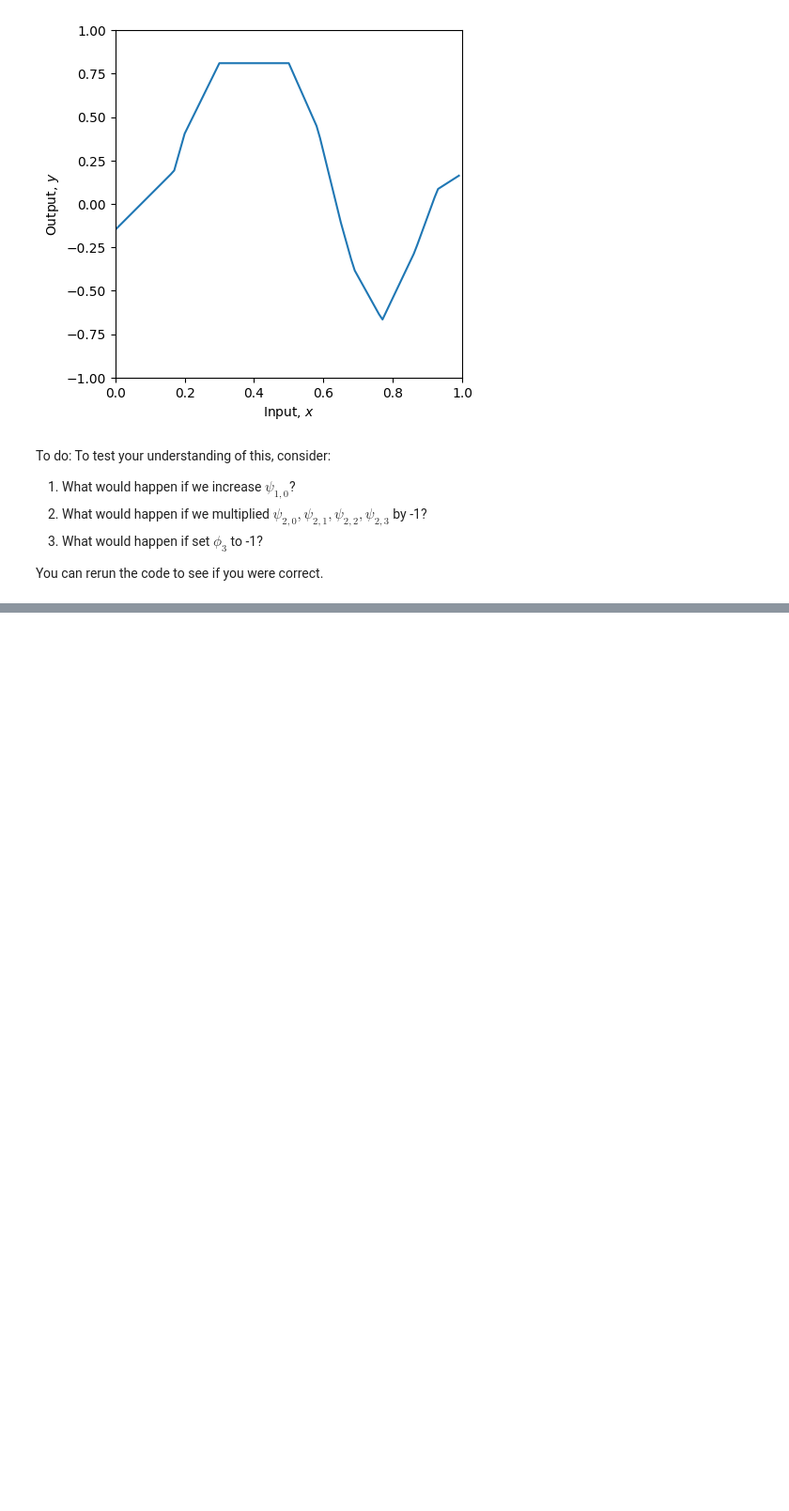
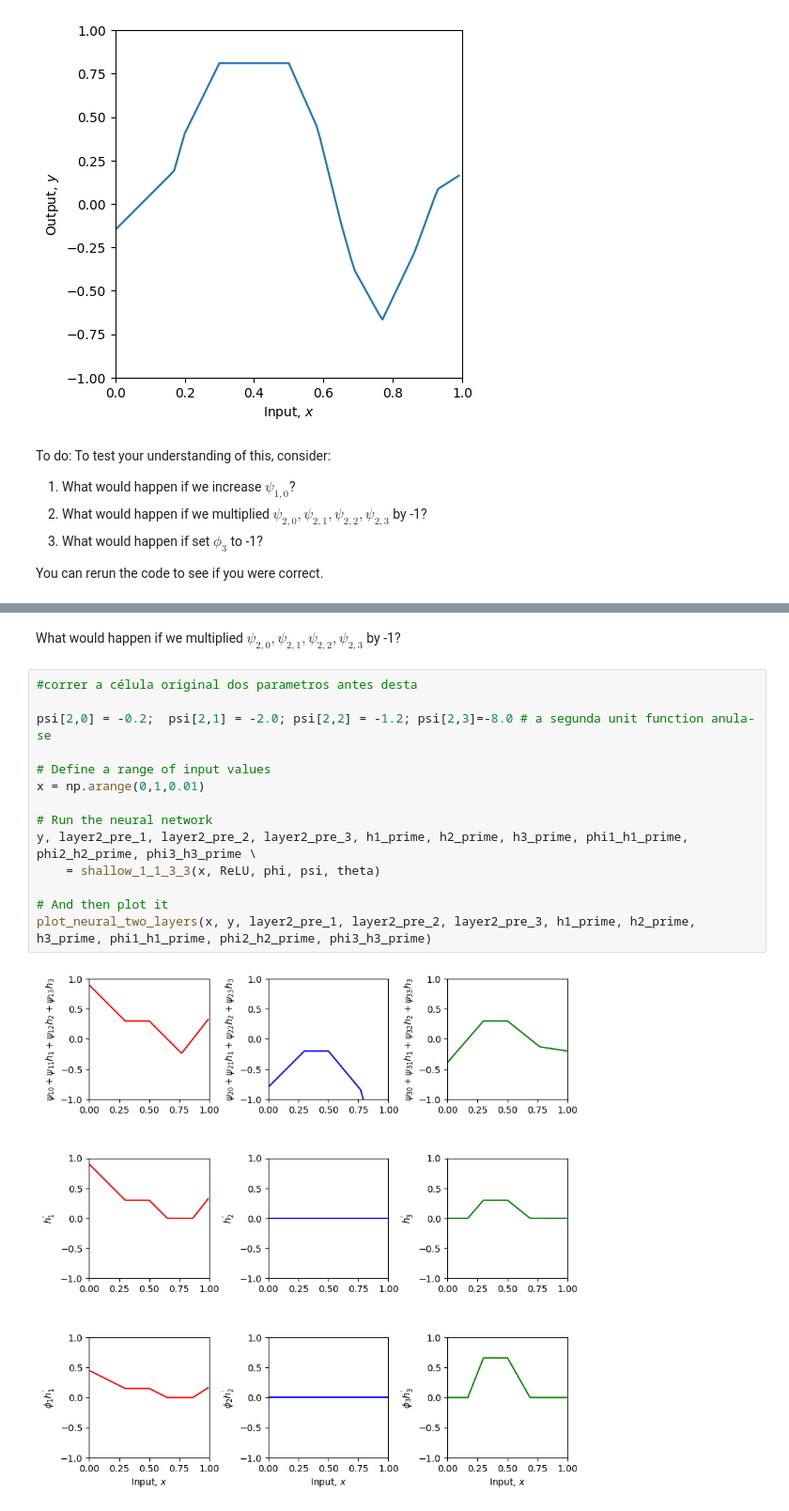
Before and after one commit to diana-07/Deep-Learning-labs, a Jupyter notebook: Notebooks/Chap04/4_2_Clipping_functions.ipynb, the cells around one changed output, grey strips where cells are left out. Shown at 94% size. Saved outputs shown, nothing was run; the diff lists cells and outputs as text; blank space fills up the shorter version.

```diff
--- a/Notebooks/Chap04/4_2_Clipping_functions.ipynb
+++ b/Notebooks/Chap04/4_2_Clipping_functions.ipynb
@@ -127,0 +145,18 @@ You can rerun the code to see if you were correct.
+# %% [markdown]
+What would happen if we multiplied $\psi_{2,0}, \psi_{2,1}, \psi_{2,2},  \psi_{2,3}$ by -1?
+# %%
+#correr a célula original dos parametros antes desta
+
+psi[2,0] = -0.2;  psi[2,1] = -2.0; psi[2,2] = -1.2; psi[2,3]=-8.0 # a segunda unit function anula-se
+
+# Define a range of input values
+x = np.arange(0,1,0.01)
+
+# Run the neural network
+y, layer2_pre_1, layer2_pre_2, layer2_pre_3, h1_prime, h2_prime, h3_prime, phi1_h1_prime, phi2_h2_prime, phi3_h3_prime \
+    = shallow_1_1_3_3(x, ReLU, phi, psi, theta)
+
+# And then plot it
+plot_neural_two_layers(x, y, layer2_pre_1, layer2_pre_2, layer2_pre_3, h1_prime, h2_prime, h3_prime, phi1_h1_prime, phi2_h2_prime, phi3_h3_prime)
+# %% [output]
+[figure, added]
```
Also changed, not shown: parts of 5 cells of this notebook.
